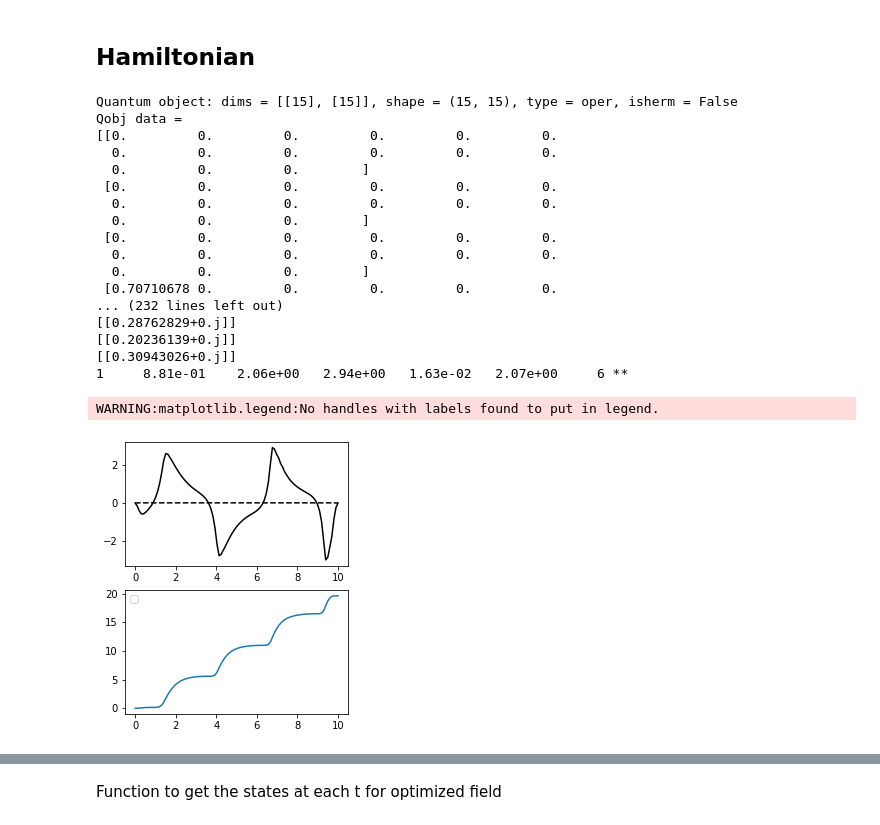
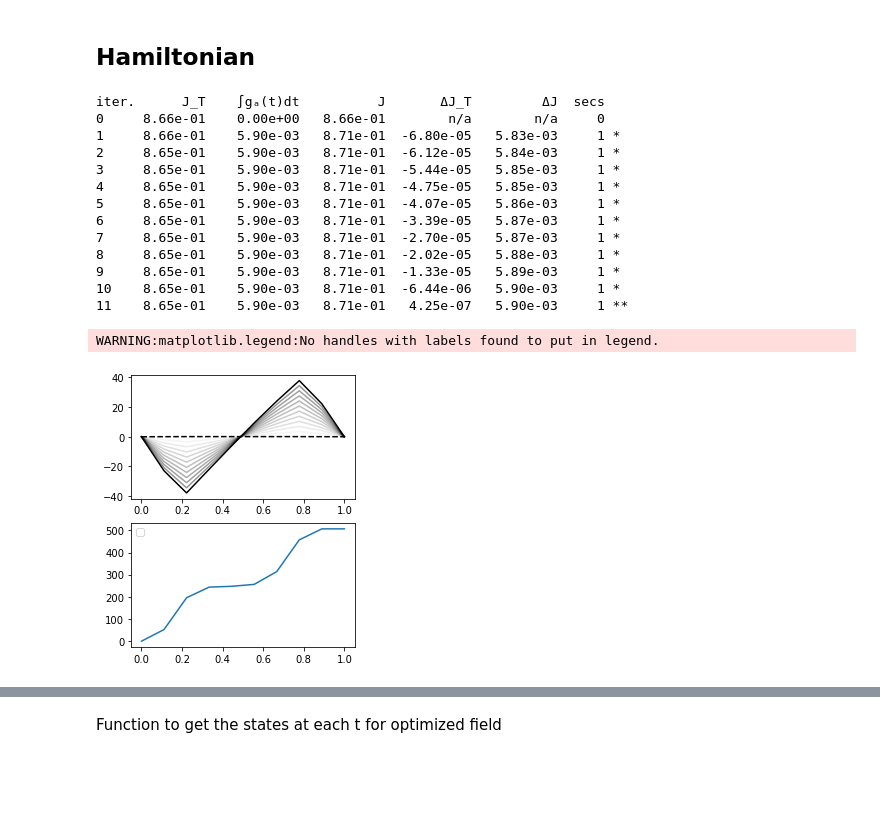
Before and after one commit to gsuarezr/krotov, a Jupyter notebook: Gaussian.ipynb, the cells around one changed output, grey strips where cells are left out. Drawn from its saved outputs; the diff is of its cells as text; code cells hidden in the pictures; blank space fills up the shorter version.

```diff
--- a/Gaussian.ipynb
+++ b/Gaussian.ipynb
@@ -55,17 +55,17 @@ import dill
 dill.settings['recurse'] = True
 
 H0=dill.load(open("H_0", "rb"))
-He=dill.load(open("H_campo","rb"))
+He=dill.load(open("H_e","rb"))
 Hde=dill.load(open("H_de","rb"))
 # %%
 omega=1
-ampl0=0.01
+ampl0=0.1
 #T=8
-mu=0.5
+mu=0.05
 g=0.2*omega
 #ampl0=1
-T=10
-nt=100
+T=1
+nt=10
 tlist = np.linspace(0,T, nt)
 def hamiltonian(omega, ampl0, mu,g):
       """Two-level-system Hamiltonian
@@ -76,8 +76,7 @@ def hamiltonian(omega, ampl0, mu,g):
       """
       HA = qutip.Qobj(H0(g))
       H1 =qutip.Qobj(Hde(mu,g))
-      H2= qutip.Qobj(He(mu,g))
-      print(H2)
+      H2= qutip.Qobj(He(mu))
       def guess_control(t, args):
           return ampl0*krotov.shapes.flattop(
               t, t_start=0, t_stop=T, t_rise=0.005, func="blackman"
@@ -87,7 +86,7 @@ def hamiltonian(omega, ampl0, mu,g):
               t, t_start=0, t_stop=T, t_rise=0.005, func="blackman"
           )
 
-      return [HA, [H2, guess_control], [H1, guess_control]]
+      return [HA, [H1, guess_control], [H2, guess_control]]
 def S(t):
     """Shape function for the field update"""
     return krotov.shapes.flattop(
@@ -154,58 +153,54 @@ def plot_iterations(opt_result):
 
 H = hamiltonian(omega,ampl0,mu,g)
 pulse_options = {
-    H[1][1]: dict(lambda_a=0.1, update_shape=S),
+    H[1][1]: dict(lambda_a=0.001, update_shape=S),
 
 
 }
 
 r=np.pi/4
 r2=np.pi/8
 theta=np.pi/4
 objectives = [
     krotov.Objective(
         #initial_state=qutip.Qobj(np.array([1,0,0,0,0,1/2*np.cosh(2*r2),0,-1/2*np.sinh(2*r2)*np.cos(theta),-1/2*np.sinh(2*r2)*np.sin(theta),1/2*np.cosh(2*r2),-1/2*np.sinh(2*r2)*np.sin(theta),1/2*np.sinh(2*r2)*np.cos(theta),1/2*np.cosh(2*r2),0,1/2*np.cosh(2*r2)])), target=qutip.Qobj(qutip.Qobj(np.array([1,0,0,0,0,1/2*np.cosh(2*r),0,-1/2*np.sinh(2*r)*np.cos(theta),-1/2*np.sinh(2*r)*np.sin(theta),1/2*np.cosh(2*r),-1/2*np.sinh(2*r)*np.sin(theta),1/2*np.sinh(2*r)*np.cos(theta),1/2*np.cosh(2*r),0,1/2*np.cosh(2*r)]))), H=H
-        initial_state=qutip.Qobj(np.array([1,0,0,0,0,1/2,0,0,0,1/2,0,0,1/2,0,1/2])), target=qutip.Qobj(qutip.Qobj(np.array([1,0,0,np.sqrt(2),np.sqrt(2),1/2,0,0,0,1/2,0,0,1/2,0,1/2]))), H=H
+        initial_state=qutip.Qobj(np.array([1,0,0,0,0,1/2,0,0,0,1/2,0,0,1/2,0,1/2])), target=qutip.Qobj(qutip.Qobj(np.array([1,np.sqrt(2), 0,np.sqrt(2),0,1/2,0,0,0,1/2,0,0,1/2,0,1/2]))), H=H
       )
   ]
 
 opt_result = krotov.optimize_pulses(
   objectives,
   pulse_options=pulse_options,
   tlist=tlist,
   fieldcoupling=mu,
   propagator=krotov.propagators.expm,
   chi_constructor=krotov.functionals.chis_ss,
   info_hook=krotov.info_hooks.print_table(J_T=krotov.functionals.J_T_ss),
   check_convergence=krotov.convergence.Or(
       krotov.convergence.value_below('9e-2', name='J_T'),
       krotov.convergence.check_monotonic_error,
 
   ),
     store_all_pulses=True,
     overlap=inte.overlap2,norm='gaussiano'
 )
 plot_iterations(opt_result)
 # %% [output]
-Quantum object: dims = [[15], [15]], shape = (15, 15), type = oper, isherm = False
-Qobj data =
-[[0.         0.         0.         0.         0.         0.
-  0.         0.         0.         0.         0.         0.
-  0.         0.         0.        ]
- [0.         0.         0.         0.         0.         0.
-  0.         0.         0.         0.         0.         0.
-  0.         0.         0.        ]
- [0.         0.         0.         0.         0.         0.
-  0.         0.         0.         0.         0.         0.
-  0.         0.         0.        ]
- [0.70710678 0.         0.         0.         0.         0.
-... (232 lines left out)
-[[0.28762829+0.j]]
-[[0.20236139+0.j]]
-[[0.30943026+0.j]]
-1     8.81e-01    2.06e+00   2.94e+00   1.63e-02   2.07e+00     6 **
+iter.      J_T    ∫gₐ(t)dt          J       ΔJ_T         ΔJ  secs
+0     8.66e-01    0.00e+00   8.66e-01        n/a        n/a     0
+1     8.66e-01    5.90e-03   8.71e-01  -6.80e-05   5.83e-03     1 *
+2     8.65e-01    5.90e-03   8.71e-01  -6.12e-05   5.84e-03     1 *
+3     8.65e-01    5.90e-03   8.71e-01  -5.44e-05   5.85e-03     1 *
+4     8.65e-01    5.90e-03   8.71e-01  -4.75e-05   5.85e-03     1 *
+5     8.65e-01    5.90e-03   8.71e-01  -4.07e-05   5.86e-03     1 *
+6     8.65e-01    5.90e-03   8.71e-01  -3.39e-05   5.87e-03     1 *
+7     8.65e-01    5.90e-03   8.71e-01  -2.70e-05   5.87e-03     1 *
+8     8.65e-01    5.90e-03   8.71e-01  -2.02e-05   5.88e-03     1 *
+9     8.65e-01    5.90e-03   8.71e-01  -1.33e-05   5.89e-03     1 *
+10    8.65e-01    5.90e-03   8.71e-01  -6.44e-06   5.90e-03     1 *
+11    8.65e-01    5.90e-03   8.71e-01   4.25e-07   5.90e-03     1 **
 WARNING:matplotlib.legend:No handles with labels found to put in legend.
-[figure, old version]
+[figure, new version]
 # %%
 opt_result
 # %% [output]
```
Also changed, not shown: parts of 5 cells of this notebook, 6 other files.
